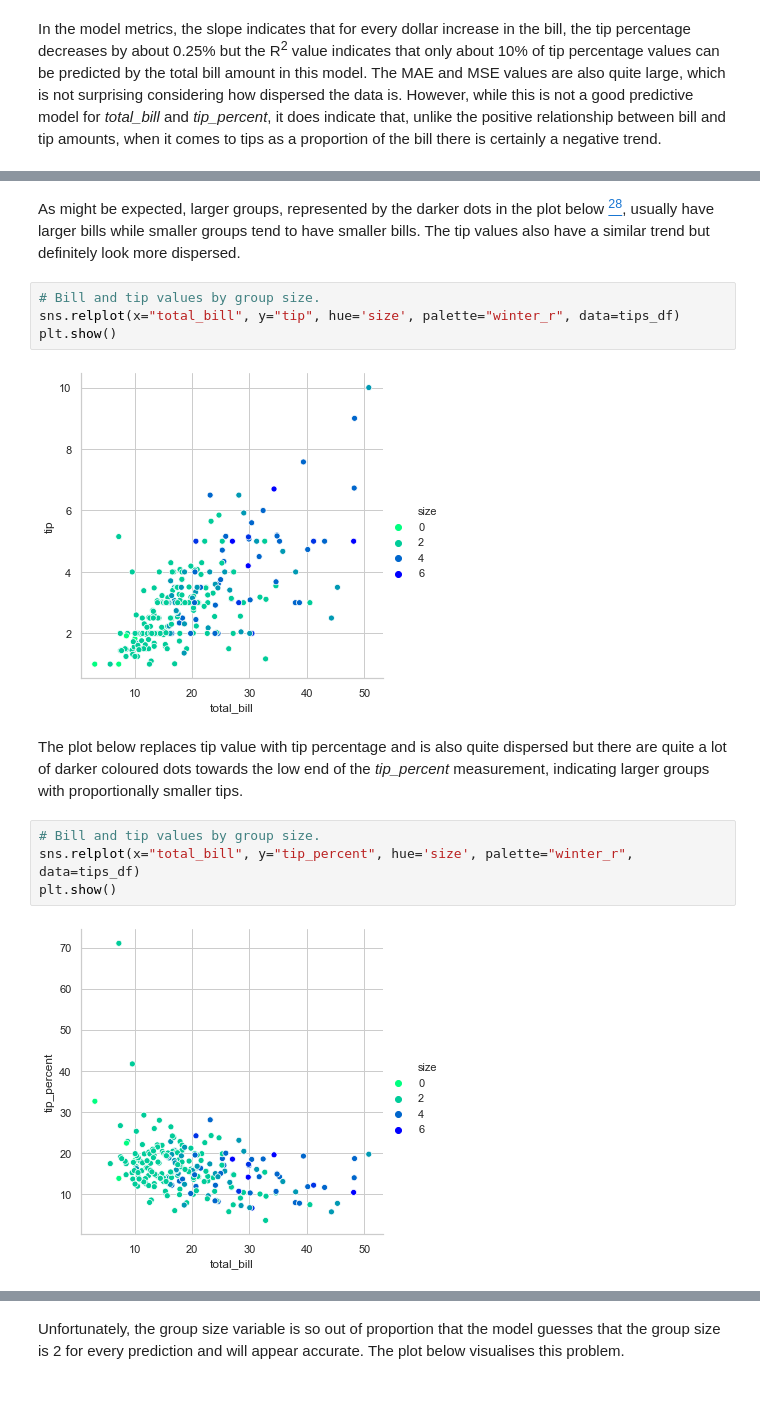
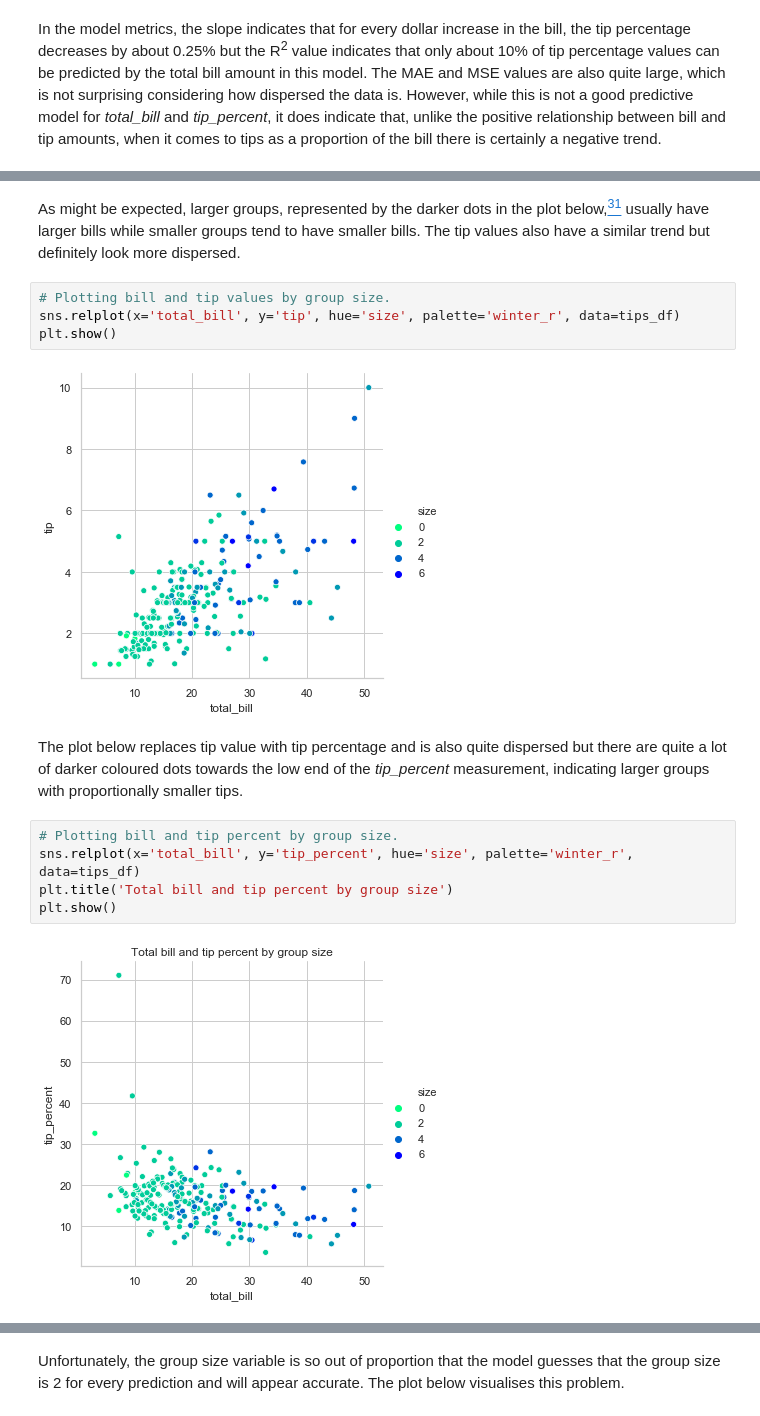
Before and after one commit to jennifer-ryan/fundamentals-project, a Jupyter notebook: tips_dataset_analysis.ipynb, the cells around one changed output, grey strips where cells are left out. Saved outputs shown, nothing was run; the diff lists cells and outputs as text.

```diff
--- a/tips_dataset_analysis.ipynb
+++ b/tips_dataset_analysis.ipynb
@@ -586,18 +572,19 @@ dtype: int64
 [figure]
 # %% [markdown]
-As might be expected, larger groups, represented by the darker dots in the plot below [<sup>28</sup>](https://amitkushwaha.co.in/data-visualization-part-1.html), usually have larger bills while smaller groups tend to have smaller bills. The tip values also have a similar trend but definitely look more dispersed.
+As might be expected, larger groups, represented by the darker dots in the plot below,[<sup>31</sup>](https://amitkushwaha.co.in/data-visualization-part-1.html) usually have larger bills while smaller groups tend to have smaller bills. The tip values also have a similar trend but definitely look more dispersed.
 # %%
-# Bill and tip values by group size.
-sns.relplot(x="total_bill", y="tip", hue='size', palette="winter_r", data=tips_df)
+# Plotting bill and tip values by group size.
+sns.relplot(x='total_bill', y='tip', hue='size', palette='winter_r', data=tips_df)
 plt.show()
 # %% [output]
 [figure]
 # %% [markdown]
 The plot below replaces tip value with tip percentage and is also quite dispersed but there are quite a lot of darker coloured dots towards the low end of the *tip_percent* measurement, indicating larger groups with proportionally smaller tips.
 # %%
-# Bill and tip values by group size.
-sns.relplot(x="total_bill", y="tip_percent", hue='size', palette="winter_r", data=tips_df)
+# Plotting bill and tip percent by group size.
+sns.relplot(x='total_bill', y='tip_percent', hue='size', palette='winter_r', data=tips_df)
+plt.title('Total bill and tip percent by group size')
 plt.show()
 # %% [output]
-[figure, old version]
+[figure, new version]
 # %% [markdown]
```
Also changed, not shown: parts of 68 cells of this notebook, 1 other file.
